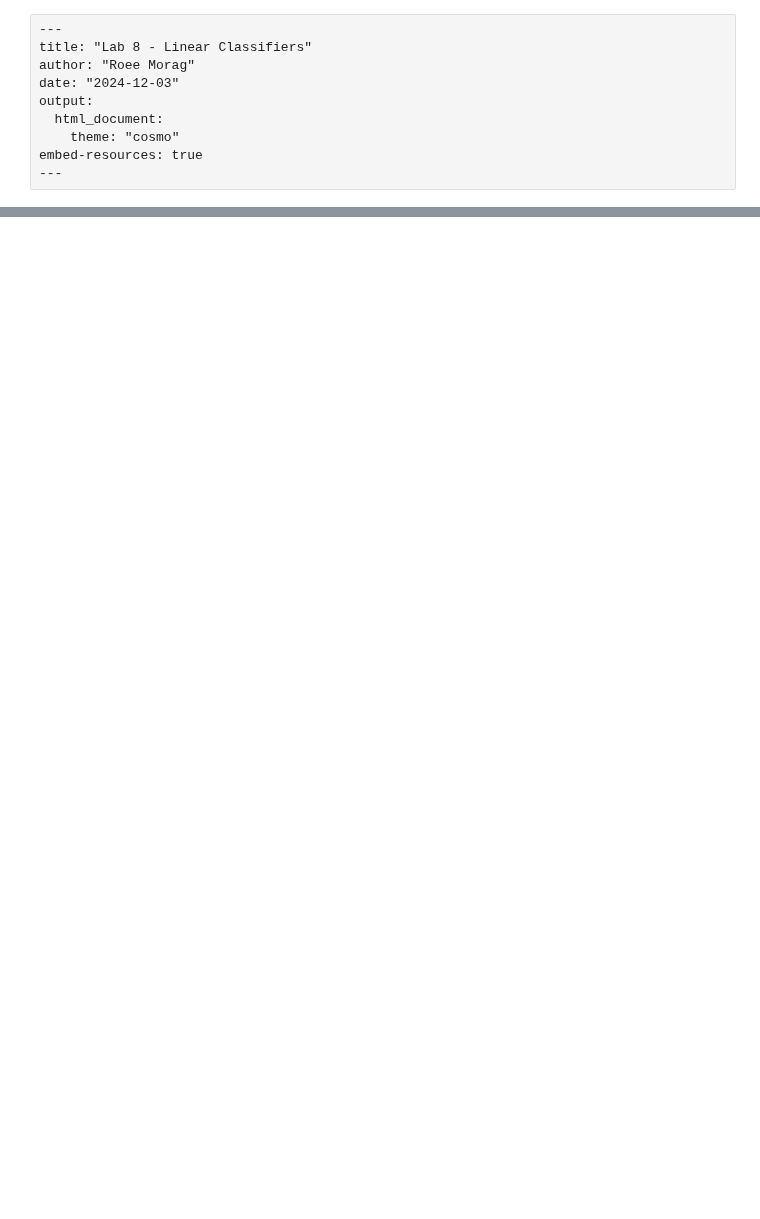
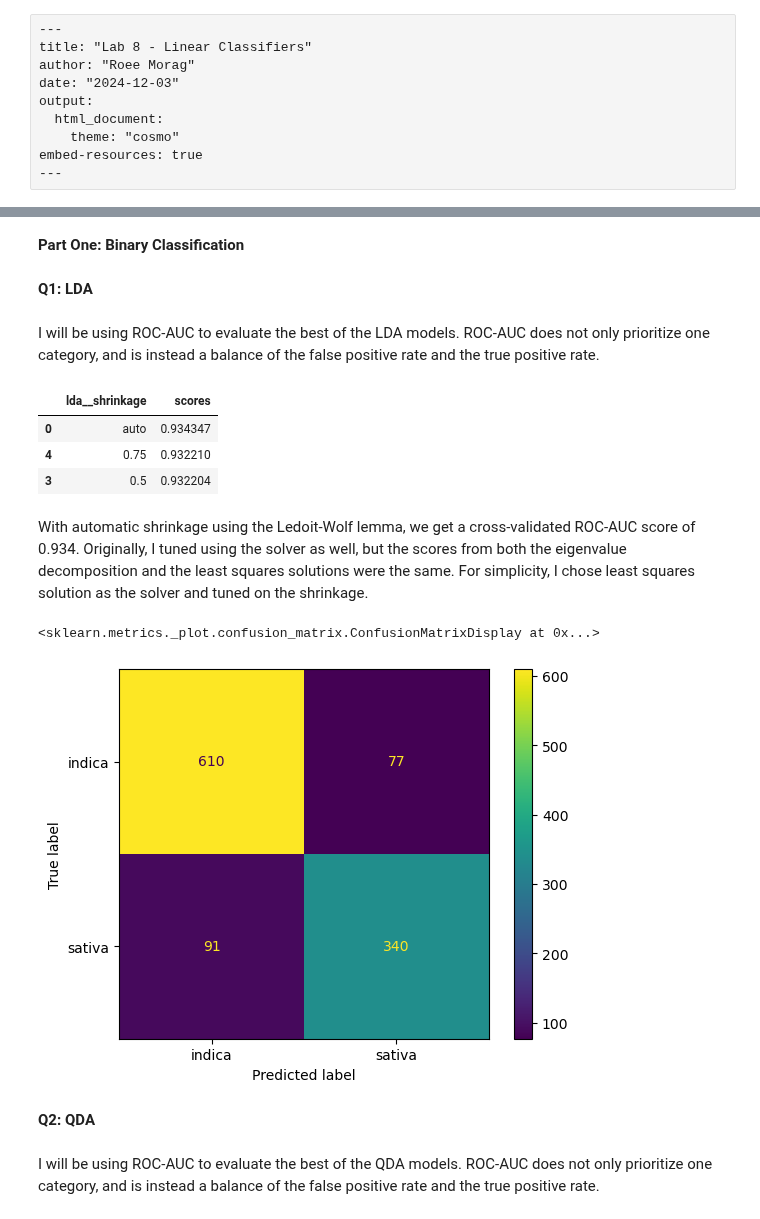
Before and after one commit to r-morag/Labs---GSB-544, a Jupyter notebook: lab8.ipynb, the cells around one changed output, grey strips where cells are left out. Saved outputs shown, nothing was run; the diff lists cells and outputs as text; code cells hidden in the pictures; blank space fills up the shorter version.

```diff
--- a/lab8.ipynb
+++ b/lab8.ipynb
@@ -26,0 +32,64 @@ FileNotFoundError: [Errno 2] No such file or directory: 'cannabis_full.csv'
+# %% [markdown]
+**Part One: Binary Classification**
+# %%
+df_is = df_cannabis[(df_cannabis["Type"] == "sativa") | (df_cannabis["Type"] == "indica")]
+# %%
+df_is = df_is.drop(["Effects", "Flavor", "Strain"], axis=1)
+df_is = df_is.dropna()
+# %%
+X = df_is.drop("Type", axis=1)
+y = df_is["Type"]
+# %% [markdown]
+**Q1: LDA**
+# %% [markdown]
+I will be using ROC-AUC to evaluate the best of the LDA models. ROC-AUC does not only prioritize one category, and is instead a balance of the false positive rate and the true positive rate.
+# %%
+ct = ColumnTransformer(
+    [
+      ("dummify",
+      OneHotEncoder(sparse_output = False, handle_unknown='ignore', drop="first"),
+      make_column_selector(dtype_include=object)),
+      ("standardize",
+      StandardScaler(),
+      make_column_selector(dtype_include=np.number))
+    ],
+    remainder = "drop"
+)
+# %%
+pipeline = Pipeline(
+  [("selection", ct),
+  ("lda", LinearDiscriminantAnalysis(solver="lsqr"))]
+).set_output(transform="pandas")
+
+param = {"lda__shrinkage": ["auto", 0.1, 0.33, 0.5, 0.75, 0.9]}
+
+gscv = GridSearchCV(pipeline, param, cv=5, scoring="roc_auc")
+
+gscv_fitted = gscv.fit(X, y)
+
+params_df = pd.DataFrame(gscv_fitted.cv_results_["params"])
+results_df = params_df.assign(scores=gscv_fitted.cv_results_["mean_test_score"])
+results_df.sort_values(by="scores", ascending=False).head(n=3)
+# %% [output]
+|  | lda__shrinkage | scores |
+| 0 | auto | 0.934347 |
+| 4 | 0.75 | 0.932210 |
+| 3 | 0.5 | 0.932204 |
+# %% [markdown]
+With automatic shrinkage using the Ledoit-Wolf lemma, we get a cross-validated ROC-AUC score of 0.934. Originally, I tuned using the solver as well, but the scores from both the eigenvalue decomposition and the least squares solutions were the same. For simplicity, I chose least squares solution as the solver and tuned on the shrinkage.
+# %%
+lda_pipeline = Pipeline(
+  [("selection", ct),
+  ("lda", LinearDiscriminantAnalysis(solver="lsqr", shrinkage="auto"))]
+).set_output(transform="pandas")
+
+y_pred = cross_val_predict(lda_pipeline, X, y, cv=5)
+cm = confusion_matrix(y, y_pred)
+ConfusionMatrixDisplay(confusion_matrix=cm, display_labels=np.unique(y)).plot()
+# %% [output]
+<sklearn.metrics._plot.confusion_matrix.ConfusionMatrixDisplay at 0x...>
+[figure, added]
+# %% [markdown]
+**Q2: QDA**
+# %% [markdown]
+I will be using ROC-AUC to evaluate the best of the QDA models. ROC-AUC does not only prioritize one category, and is instead a balance of the false positive rate and the true positive rate.
```
Also changed, not shown: parts of 16 cells of this notebook.
